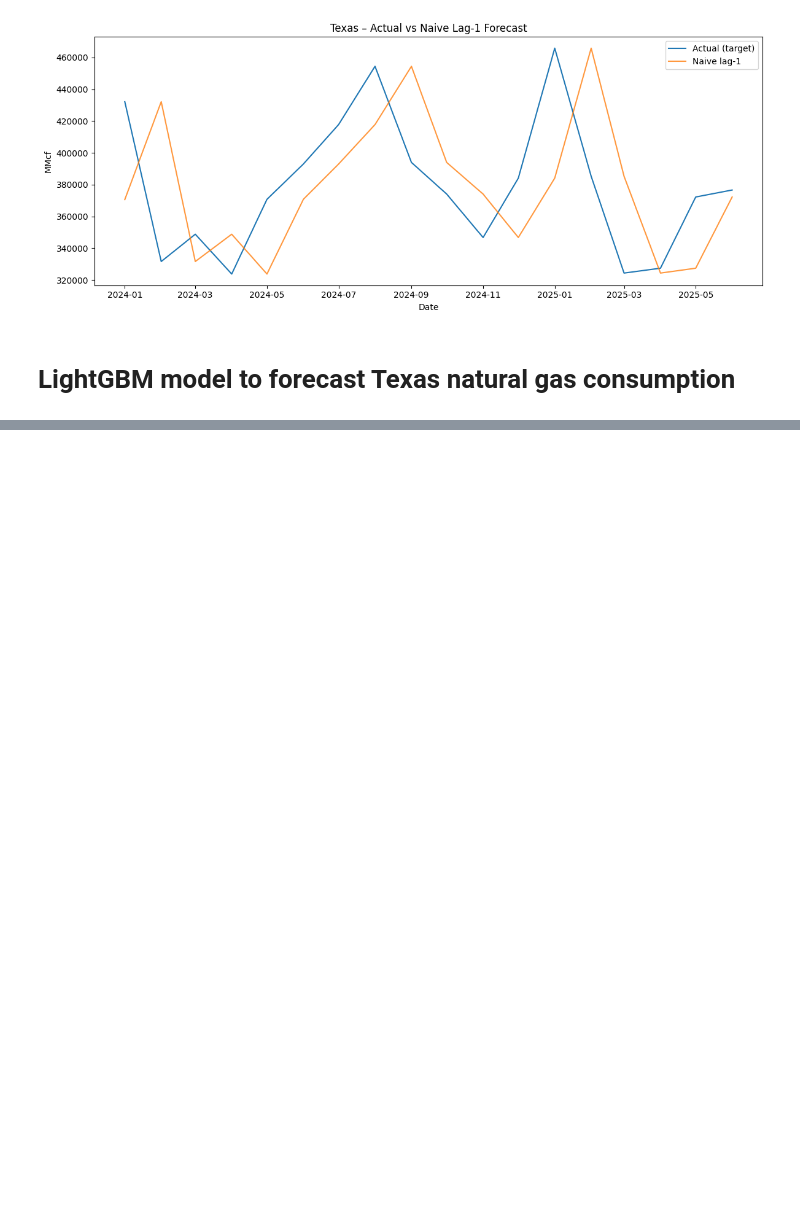
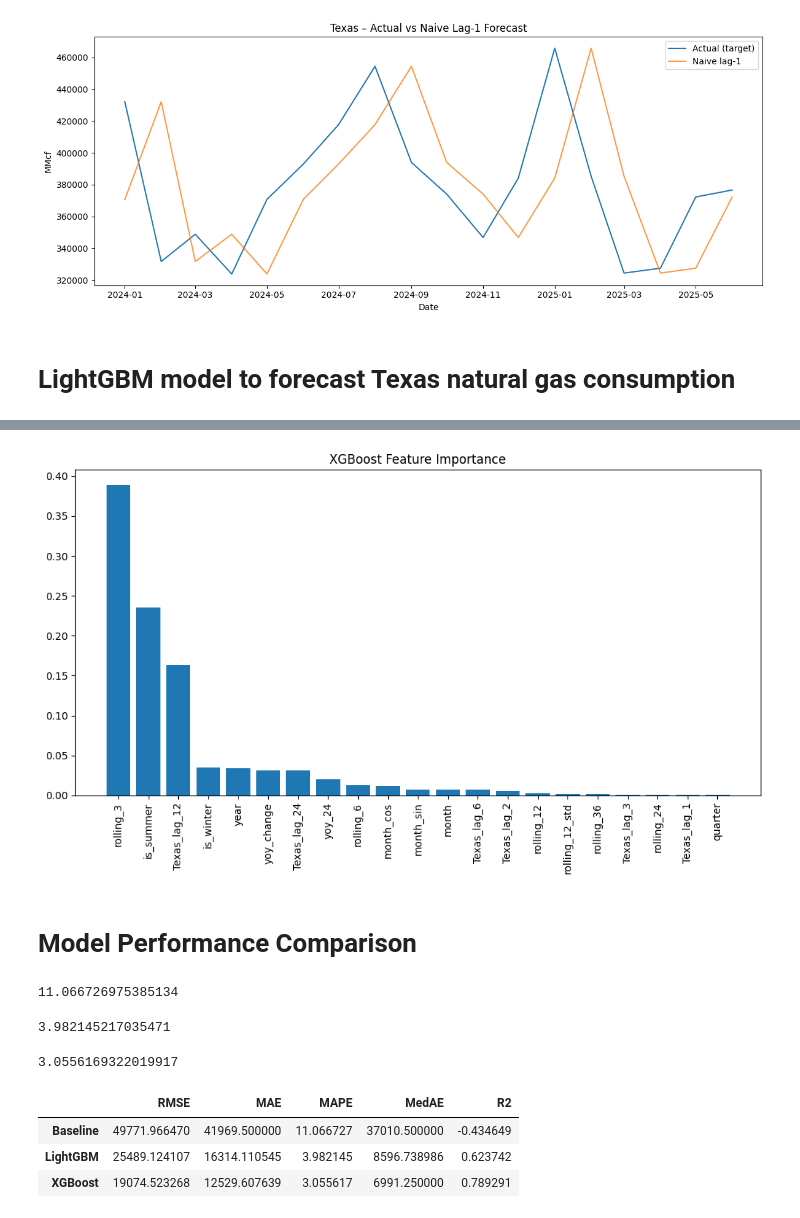
Before and after one commit to sandra-nguemto/natural_gas_forecasting, a Jupyter notebook: notebooks/texas_model.ipynb, the cells around one changed output, grey strips where cells are left out. Drawn from its saved outputs; the diff is of its cells as text; code cells hidden in the pictures; blank space fills up the shorter version.

```diff
--- a/notebooks/texas_model.ipynb
+++ b/notebooks/texas_model.ipynb
@@ -173,0 +246,14 @@ plt.figure(figsize=(8,6))
+# %%
+importances = model_xgb.feature_importances_
+indices = np.argsort(importances)[::-1]
+
+plt.figure(figsize=(10,6))
+plt.bar(range(len(importances)), importances[indices])
+plt.xticks(range(len(importances)), X_train.columns[indices], rotation=90)
+plt.title("XGBoost Feature Importance")
+plt.tight_layout()
+plt.show()
+# %% [output]
+[figure, added]
+# %% [markdown]
+# Model Performance Comparison
@@ -173,0 +268,38 @@ plt.figure(figsize=(8,6))
+# %%
+mape_baseline = mape(y_test, y_pred_naive)
+mape_baseline
+# %% [output]
+11.066726975385134
+# %%
+mape_lgb = mape(y_test, y_pred_lgb)
+mape_lgb
+# %% [output]
+3.982145217035471
+# %%
+mape_xgb = mape(y_test, y_pred_xgb)
+mape_xgb
+# %% [output]
+3.0556169322019917
+# %%
+from sklearn.metrics import r2_score, median_absolute_error
+
+def model_metrics(y_true, y_pred):
+    return {
+        "RMSE": mean_squared_error(y_true, y_pred, squared=False),
+        "MAE": mean_absolute_error(y_true, y_pred),
+        "MAPE": np.mean(np.abs((y_true - y_pred) / y_true)) * 100,
+        "MedAE": median_absolute_error(y_true, y_pred),
+        "R2": r2_score(y_true, y_pred)
+    }
+
+metrics_base = model_metrics(y_test, y_pred_naive)
+metrics_lgb  = model_metrics(y_test, y_pred_lgb)
+metrics_xgb  = model_metrics(y_test, y_pred_xgb)
+
+pd.DataFrame([metrics_base, metrics_lgb, metrics_xgb],
+             index=["Baseline", "LightGBM", "XGBoost"])
+# %% [output]
+|  | RMSE | MAE | MAPE | MedAE | R2 |
+| Baseline | 49771.966470 | 41969.500000 | 11.066727 | 37010.500000 | -0.434649 |
+| LightGBM | 25489.124107 | 16314.110545 | 3.982145 | 8596.738986 | 0.623742 |
+| XGBoost | 19074.523268 | 12529.607639 | 3.055617 | 6991.250000 | 0.789291 |
```
Also changed, not shown: parts of 15 cells of this notebook, 2 other files.
